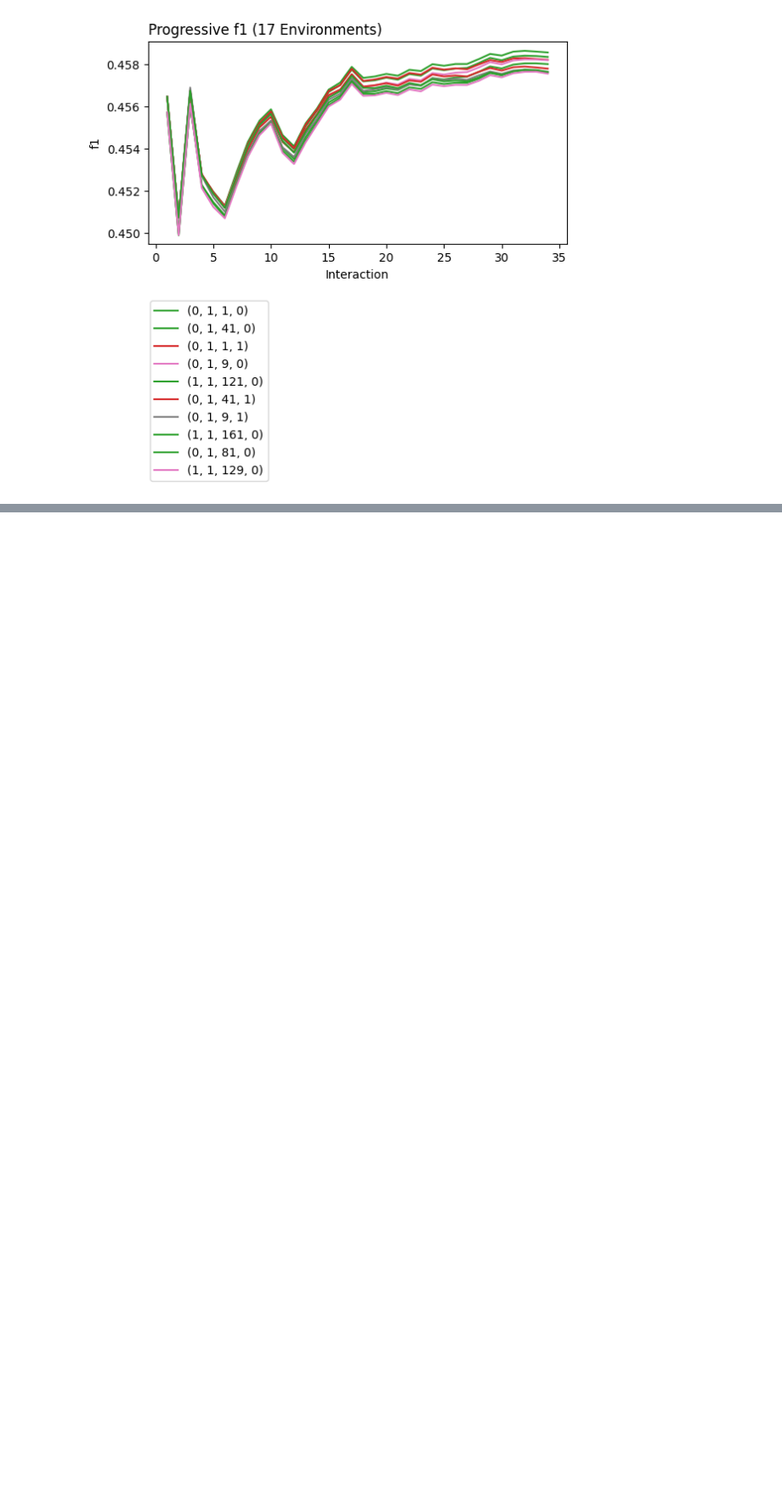
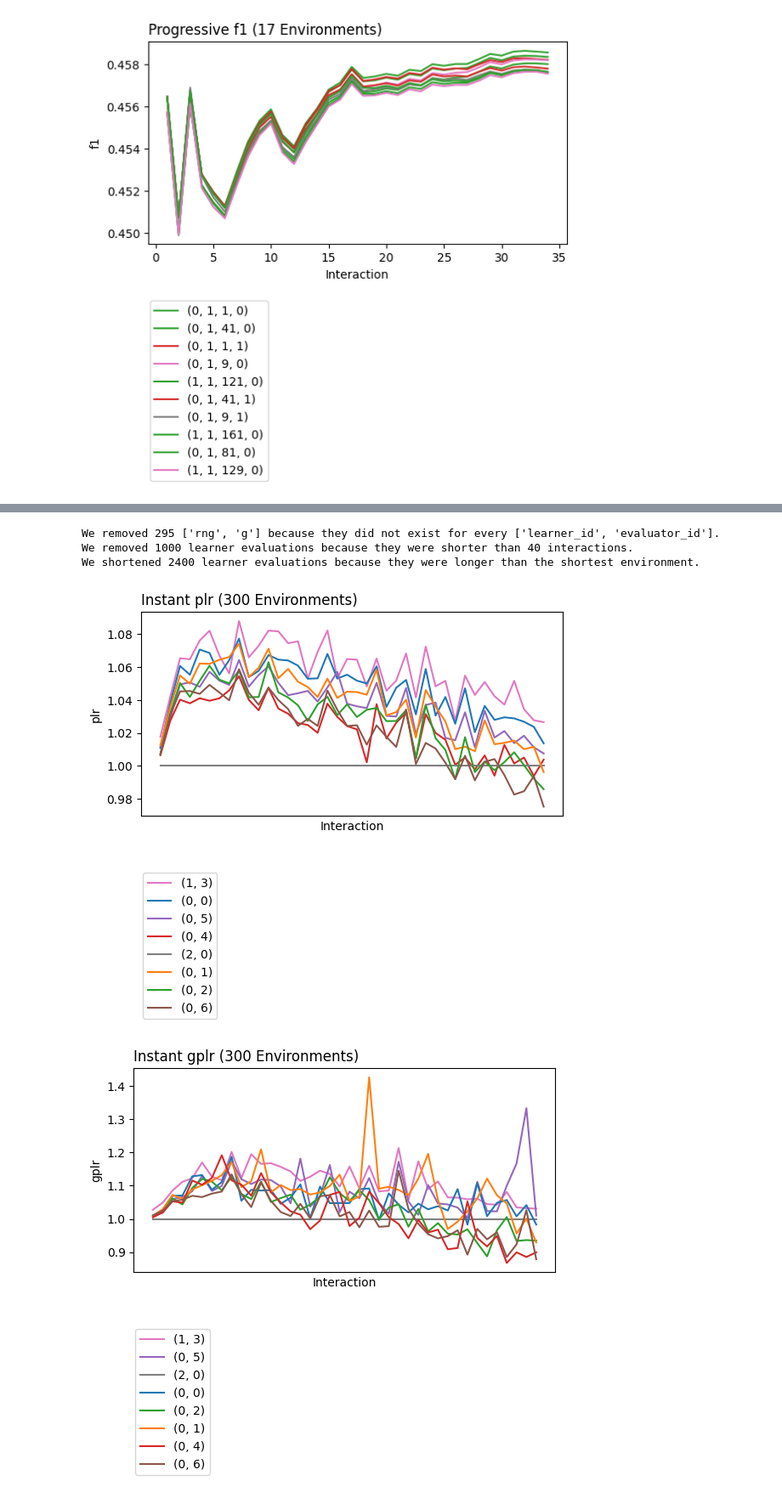
Before and after one commit to mrucker/diss, a Jupyter notebook: sapiens/notebooks/5) results.ipynb, the cells around one changed output, grey strips where cells are left out. Shown at 85% size. Drawn from its saved outputs; the diff is of its cells as text; code cells hidden in the pictures; blank space fills up the shorter version.

```diff
--- a/sapiens/notebooks/5) results.ipynb
+++ b/sapiens/notebooks/5) results.ipynb
@@ -612,0 +628,18 @@ res
+# %%
+res = cb.Result.from_file('../logs/4/test8.log.gz') #type: ignore
+res_ = res.filter_fin(n=40,l=['learner_id','evaluator_id'],p=['rng','g'])
+#res_.plot_contrast((0,0,1),(0,0,39),y='plr',l=['learner_id','evaluator_id','index'],p=['g','rng'],x=['g'],xticks=False,err='se')
+res_.plot_learners(y='plr',span=1,l=['learner_id','evaluator_id'],p=['g','rng'],xticks=False)
+res_.plot_learners(y='gplr',span=1,l=['learner_id','evaluator_id'],p=['g','rng'],xticks=False)
+#res_.plot_learners(y='plr',span=1,l=['learner_id','evaluator_id'],x=['g'],p=['g','rng'],xticks=False)
+
+#y,span="plr",None
+#for y_ in [y,f"g{y}"]:
+#    res_.plot_learners(y=y_,span=span,l=["learner_id","evaluator_id"],p=['rng',"g"]) #type: ignore
+#    res_.plot_learners(y=y,span=1,l=['learner_id','evaluator_id'],p=['g','rng'],x=['g'],xticks=False,err='se')
+# %% [output]
+We removed 295 ['rng', 'g'] because they did not exist for every ['learner_id', 'evaluator_id'].
+We removed 1000 learner evaluations because they were shorter than 40 interactions.
+We shortened 2400 learner evaluations because they were longer than the shortest environment.
+[figure, added]
+[figure, added]
```
Also changed, not shown: parts of 8 cells of this notebook, 1 other file.
